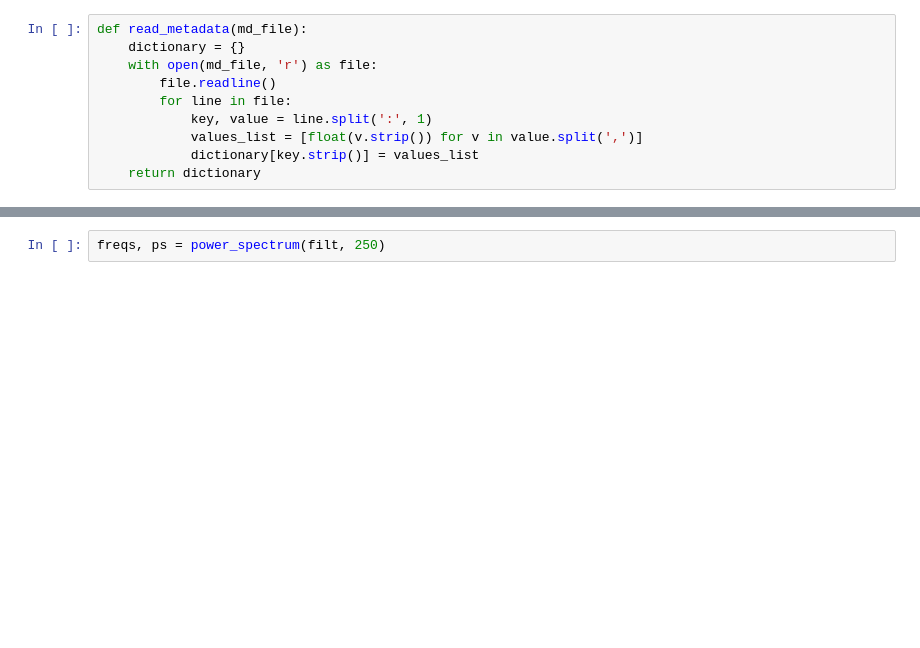
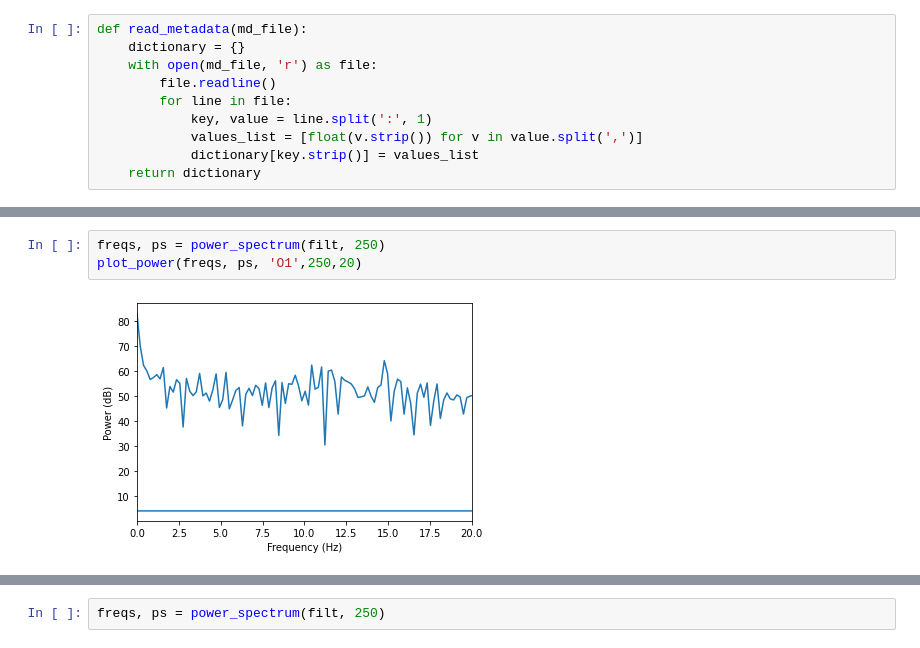
Before and after one commit to jjjoelle/Spelling-BeeCI, a Jupyter notebook: epoching.ipynb, the cells around one changed output, grey strips where cells are left out. Cells and saved outputs as stored; diff of their text form; blank space fills up the shorter version.

```diff
--- a/epoching.ipynb
+++ b/epoching.ipynb
@@ -149,0 +78,5 @@ plot_channel(filt, channel='O1', Fs=250, start=0, end=5)
+# %%
+freqs, ps = power_spectrum(filt, 250)
+plot_power(freqs, ps, 'O1',250,20)
+# %% [output]
+[figure, added]
```
Also changed, not shown: parts of 42 cells of this notebook.
